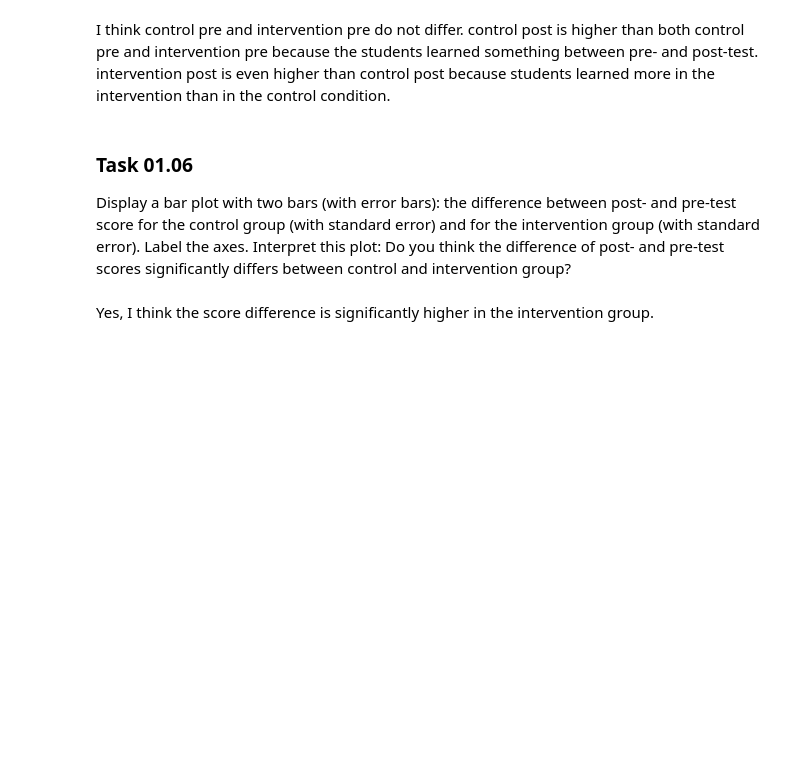
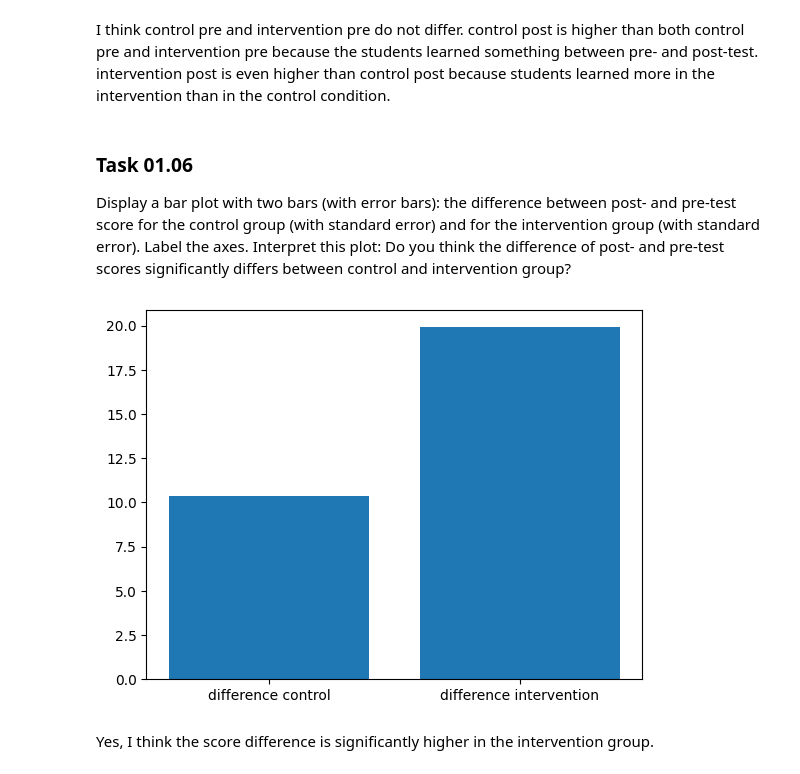
Before and after one commit to bhunecke/data-mining, a Jupyter notebook: sheet01/sheet01.ipynb, the cells around one changed output. Drawn from its saved outputs; the diff is of its cells as text; code cells hidden in the pictures; blank space fills up the shorter version.

```diff
--- a/sheet01/sheet01.ipynb
+++ b/sheet01/sheet01.ipynb
@@ -80,6 +254,14 @@ intervention post is even higher than control post because students learned more
 ### Task 01.06
 
 Display a bar plot with two bars (with error bars): the difference between post- and pre-test score for the control group (with standard error) and for the intervention group (with standard error). Label the axes. Interpret this plot: Do you think the difference of post- and pre-test scores significantly differs between control and intervention group?
+# %%
+x_axis = np.array(["difference control", "difference intervention"])
+difference = np.array([post_control_mean-pre_control_mean, post_intervention_mean-pre_intervention_mean])
+
+plt.bar(x_axis, difference)
+plt.show()
+# %% [output]
+[figure, added]
 # %% [markdown]
 Yes, I think the score difference is significantly higher in the intervention group.
 # %% [markdown]
```
Also changed, not shown: parts of 6 cells of this notebook.
